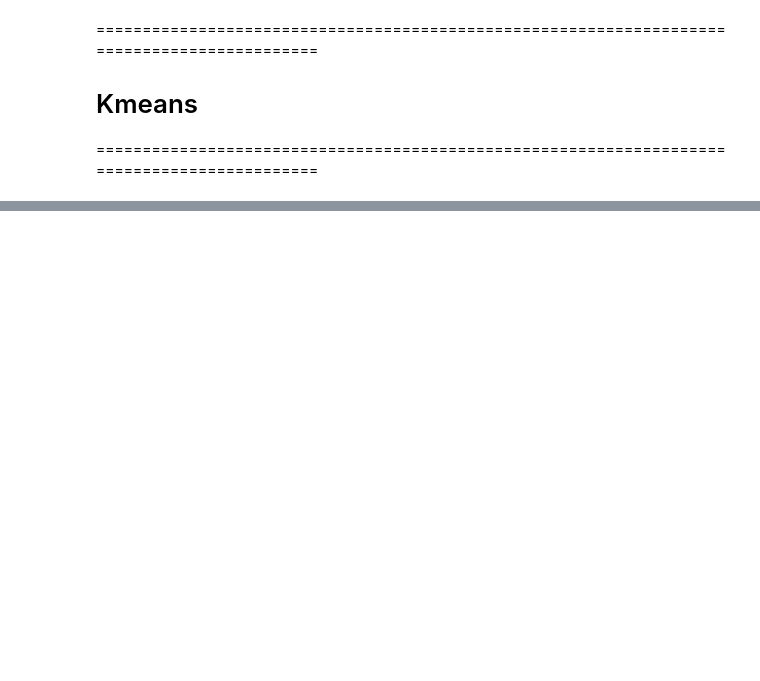
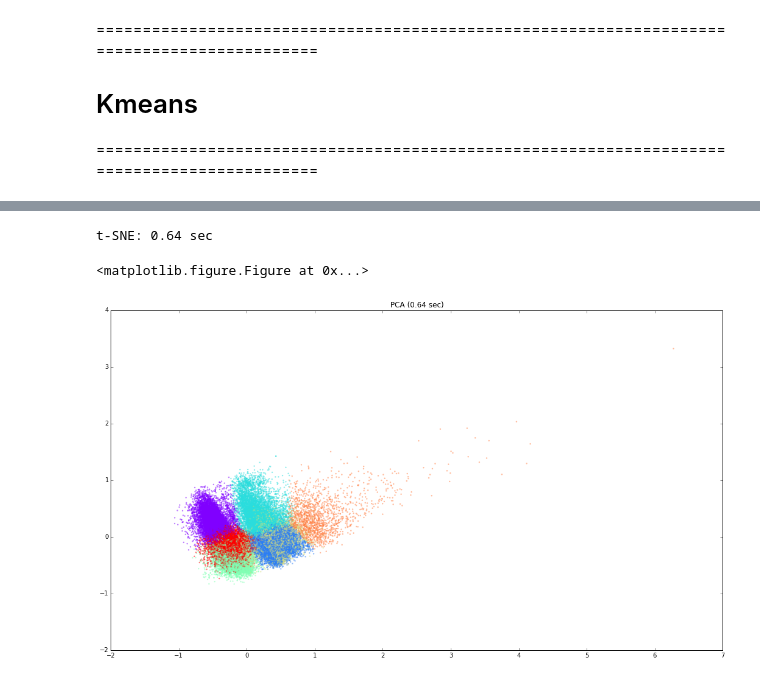
Before and after one commit to Tingting-Chang/painting-classifier, a Jupyter notebook: Kmeans.ipynb, the cells around one changed output, grey strips where cells are left out. Cells and saved outputs as stored; diff of their text form; code cells hidden in the pictures; blank space fills up the shorter version.

```diff
--- a/Kmeans.ipynb
+++ b/Kmeans.ipynb
@@ -48,0 +73,4 @@ xgb_com.csv
+# %%
+test_id = pd.read_csv('data/test_hist_author_knn.csv')
+train_id = pd.read_csv('data/train_hist_author_knn.csv')
+test_id.head(1)
@@ -115,0 +275,31 @@ tsne.fit_transform(color_hist.iloc[:, 1:])
+# %%
+from time import time
+t0 = time()
+## Get 2 principal components
+
+subset = np.random.choice(range(tsne_data.shape[0]), size = 5000)
+pca = PCA(n_components=2, random_state=2017)
+pca.fit(tsne_data.iloc[:,2:-1])
+pca_transformed = pca.transform(tsne_data.iloc[:, 2:-1])#[subset]
+
+t1 = time()
+print("t-SNE: %.2g sec" % (t1 - t0))
+
+ax = plt.figure(figsize=(15, 8))
+colors = tsne_data.iloc[:, -1]
+fig = plt.figure(figsize=(18, 10))
+plt.scatter(pca_transformed[:,0], pca_transformed[:,1]
+            ,
+            c=np.array(colors),
+            cmap=plt.cm.rainbow,
+            alpha = 0.5, lw = 0, s = 6
+           )
+plt.title("PCA (%.2g sec)" % (t1 - t0))
+plt.axis('normal')
+plt.show()
+
+# fig.savefig('data/kmeans.png', dpi=fig.dpi)
+# %% [output]
+t-SNE: 0.64 sec
+<matplotlib.figure.Figure at 0x...>
+[figure, added]
```
Also changed, not shown: parts of 85 cells of this notebook, 28 other files.
